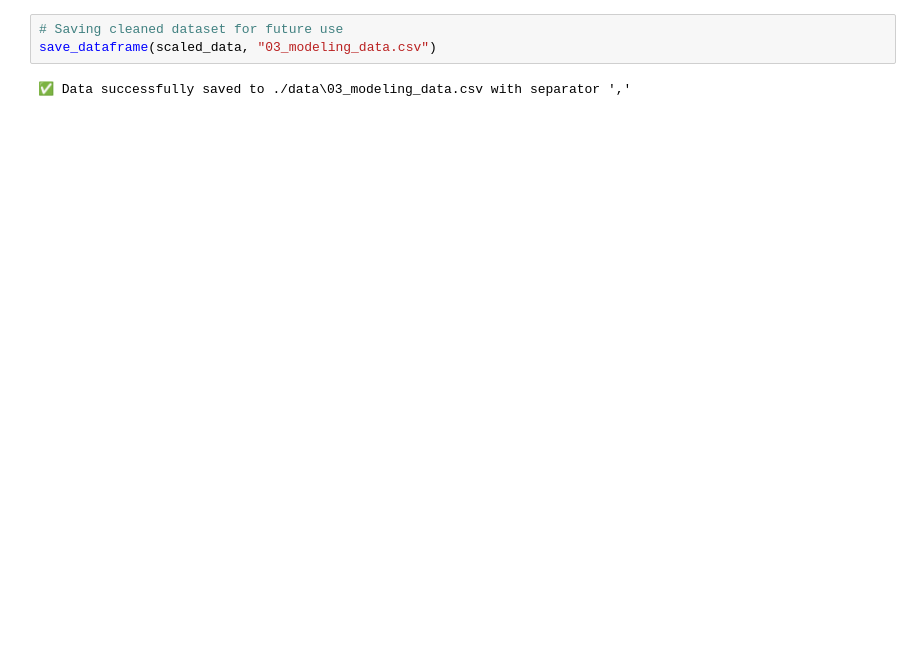
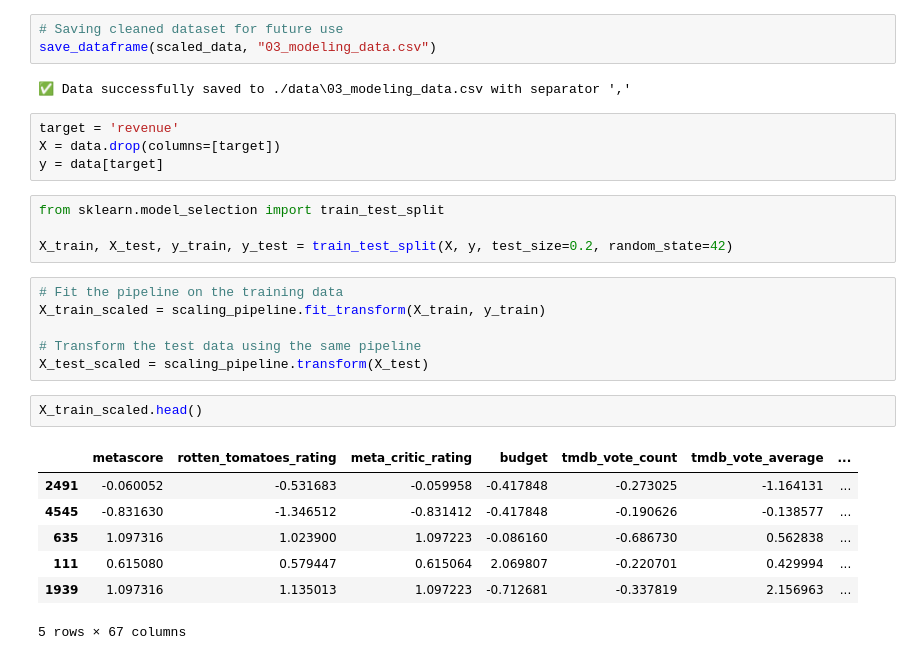
Before and after one commit to JustaKris/Are-You-Not-Entertained, a Jupyter notebook: notebooks/03_movies_data_modeling_prep.ipynb, the cells around one changed output. Drawn from its saved outputs; the diff is of its cells as text; blank space fills up the shorter version.

```diff
--- a/notebooks/03_movies_data_modeling_prep.ipynb
+++ b/notebooks/03_movies_data_modeling_prep.ipynb
@@ -218,3 +222,27 @@ scaled_data.head()
 save_dataframe(scaled_data, "03_modeling_data.csv")
 # %% [output]
 ✅ Data successfully saved to ./data\03_modeling_data.csv with separator ','
+# %%
+target = 'revenue'
+X = data.drop(columns=[target])
+y = data[target]
+# %%
+from sklearn.model_selection import train_test_split
+
+X_train, X_test, y_train, y_test = train_test_split(X, y, test_size=0.2, random_state=42)
+# %%
+# Fit the pipeline on the training data
+X_train_scaled = scaling_pipeline.fit_transform(X_train, y_train)
+
+# Transform the test data using the same pipeline
+X_test_scaled = scaling_pipeline.transform(X_test)
+# %%
+X_train_scaled.head()
+# %% [output]
+|  | metascore | rotten_tomatoes_rating | meta_critic_rating | budget | tmdb_vote_count | tmdb_vote_average | ... |
+| 2491 | -0.060052 | -0.531683 | -0.059958 | -0.417848 | -0.273025 | -1.164131 | ... |
+| 4545 | -0.831630 | -1.346512 | -0.831412 | -0.417848 | -0.190626 | -0.138577 | ... |
+| 635 | 1.097316 | 1.023900 | 1.097223 | -0.086160 | -0.686730 | 0.562838 | ... |
+| 111 | 0.615080 | 0.579447 | 0.615064 | 2.069807 | -0.220701 | 0.429994 | ... |
+| 1939 | 1.097316 | 1.135013 | 1.097223 | -0.712681 | -0.337819 | 2.156963 | ... |
+5 rows × 67 columns
```
Also changed, not shown: parts of 9 cells of this notebook, 8 other files.
